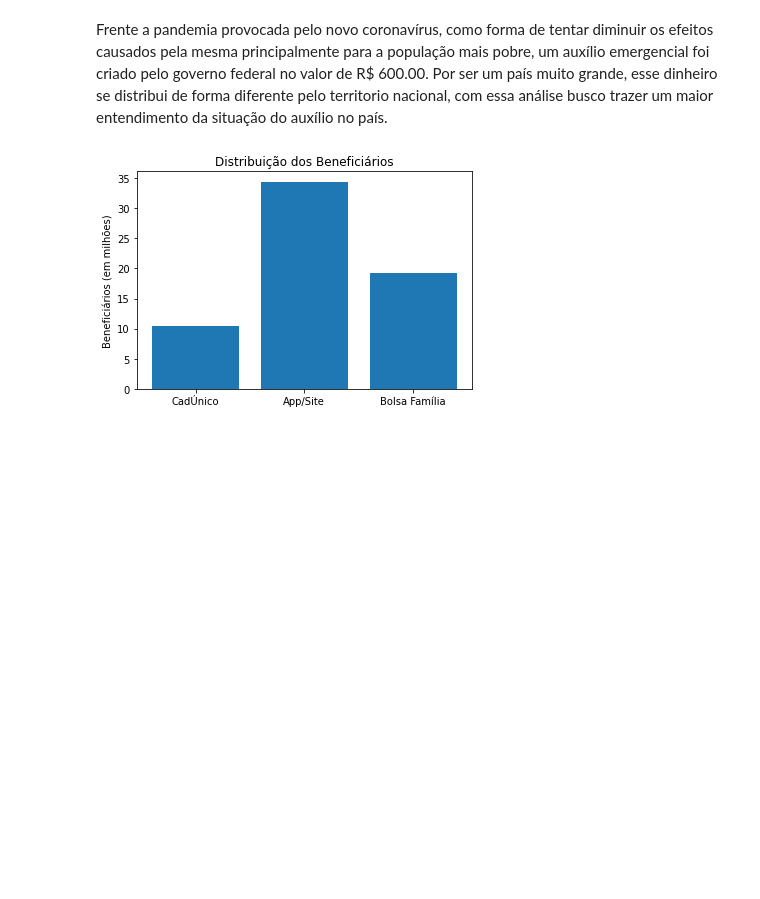
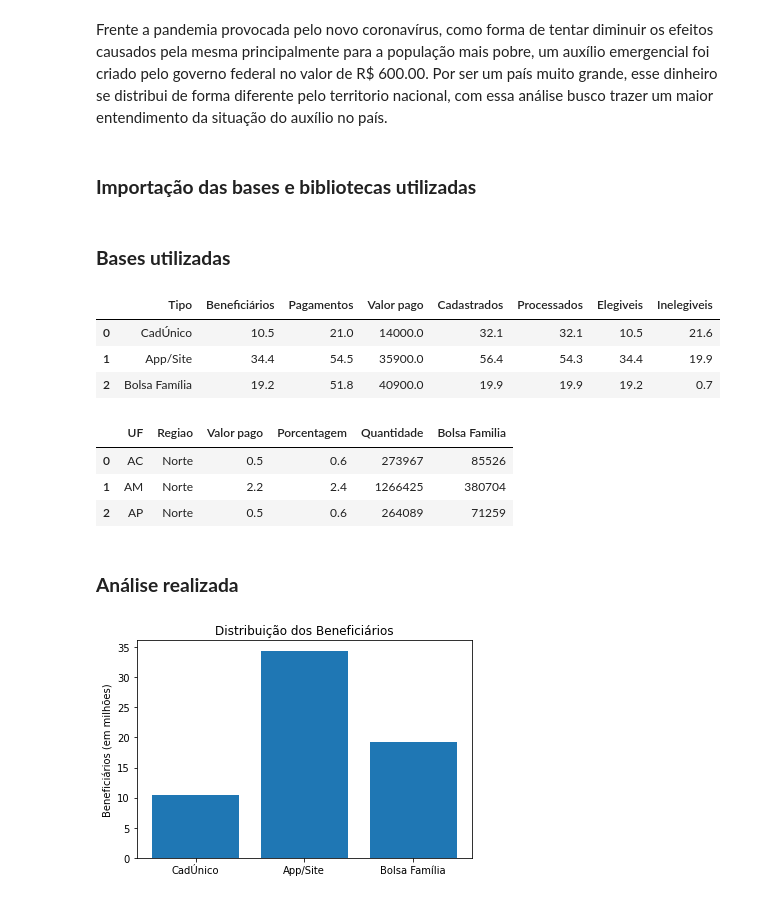
Before and after one commit to Mrnine12/Aux-lio-Emergencial-An-lise, a Jupyter notebook: Auxilio_Emergencial.ipynb, the cells around one changed output. Cells and saved outputs as stored; diff of their text form; code cells hidden in the pictures; blank space fills up the shorter version.

```diff
--- a/Auxilio_Emergencial.ipynb
+++ b/Auxilio_Emergencial.ipynb
@@ -4,6 +4,8 @@
 ##**Análise da distribuição do auxílio emergencial pelo Brasil**
 # %% [markdown]
 Frente a pandemia provocada pelo novo coronavírus, como forma de tentar diminuir os efeitos causados pela mesma principalmente para a população mais pobre, um auxílio emergencial foi criado pelo governo federal no valor de R$ 600.00. Por ser um país muito grande, esse dinheiro se distribui de forma diferente pelo territorio nacional, com essa análise busco trazer um maior entendimento da situação do auxílio no país.
+# %% [markdown]
+### **Importação das bases e bibliotecas utilizadas**
 # %%
 import numpy as np
 import pandas as pd
@@ -12,6 +14,24 @@ import matplotlib.patches as mpat
 
 auxilio = pd.read_excel("/content/drive/My Drive/Auxilio.xlsx", sheet_name = 0)
 auxilio_estados = pd.read_excel("/content/drive/My Drive/Auxilio.xlsx", sheet_name = 1)
+# %% [markdown]
+### **Bases utilizadas**
+# %%
+auxilio.head(3)
+# %% [output]
+|  | Tipo | Beneficiários | Pagamentos | Valor pago | Cadastrados | Processados | Elegiveis | Inelegiveis |
+| 0 | CadÚnico | 10.5 | 21.0 | 14000.0 | 32.1 | 32.1 | 10.5 | 21.6 |
+| 1 | App/Site | 34.4 | 54.5 | 35900.0 | 56.4 | 54.3 | 34.4 | 19.9 |
+| 2 | Bolsa Família | 19.2 | 51.8 | 40900.0 | 19.9 | 19.9 | 19.2 | 0.7 |
+# %%
+auxilio_estados.head(3)
+# %% [output]
+|  | UF | Regiao | Valor pago | Porcentagem | Quantidade | Bolsa Familia |
+| 0 | AC | Norte | 0.5 | 0.6 | 273967 | 85526 |
+| 1 | AM | Norte | 2.2 | 2.4 | 1266425 | 380704 |
+| 2 | AP | Norte | 0.5 | 0.6 | 264089 | 71259 |
+# %% [markdown]
+### **Análise realizada**
 # %%
 plt.bar(auxilio["Tipo"][0:3], auxilio["Beneficiários"][0:3])
 
```
Also changed, not shown: parts of 1 cell of this notebook.
